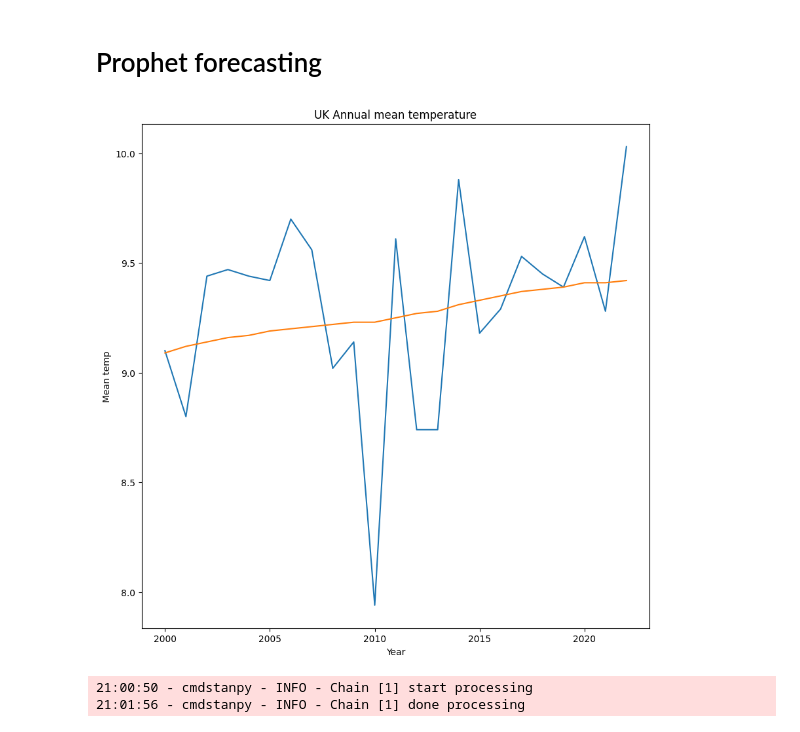
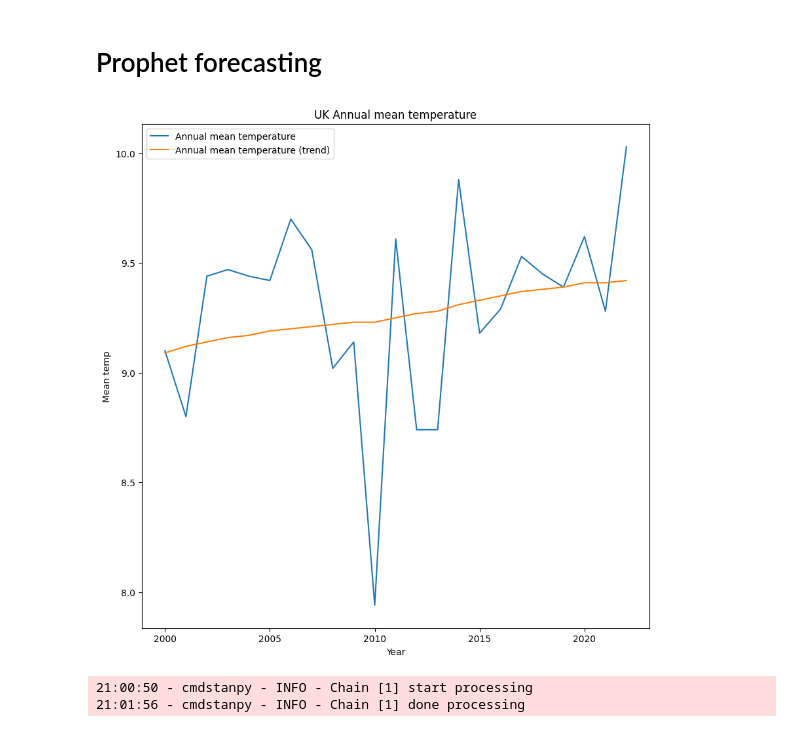
Before and after one commit to andyghpro/ev-forecast, a Jupyter notebook: test.ipynb, the cells around one changed output. Cells and saved outputs as stored; diff of their text form; code cells hidden in the pictures.

```diff
--- a/test.ipynb
+++ b/test.ipynb
@@ -152,26 +180,27 @@ def add_future_frame(model, period: int) -> pd.DataFrame:
 # %%
 import matplotlib.pyplot as plt
 # importing historic data; change column to ds and y
 df_traffic = data_read('dft_traffic_counts_aadf.csv')
 df_traffic = df_traffic[['Year', 'Region_id', 'All_motor_vehicles']].rename(columns={'Year' : 'ds', 'All_motor_vehicles': 'y'})
 df_traffic = df_traffic.groupby(['ds', 'Region_id'])['y'].sum()
 df_traffic = df_traffic.reset_index()
 # we can add regressor to the linear part of the prophet model, which aims to improve the forecasting accuracy.
 # to do that we need the weather data of UK since 2000
 df_weather = data_read('chart-data.csv')
 df_weather.set_index('date', inplace=True)
 # lets visualize the mean tempearture change over the years and its trend since 2000
 # df_weather.index = pd.to_datetime(df_weather.index, format='%Y%m%d').year
 fig, ax = plt.subplots(figsize=(10,10))
 
 ax.plot(df_weather[df_weather.index >= 2000]['Annual mean temperature'], label='Annual mean temperature')
 ax.plot(df_weather[df_weather.index >= 2000]['Annual mean temperature (trend)'], label='Annual mean temperature (trend)')
 plt.ylabel('Mean temp')
 plt.xlabel('Year')
 plt.title('UK Annual mean temperature')
+plt.legend()
 plt.show()
 # %% [output]
-[figure, old version]
+[figure, new version]
 # %%
 # To include covid-19 as a holiday regressor to include in the model.
 lockdowns = pd.DataFrame({
```
Also changed, not shown: parts of 3 cells of this notebook.
